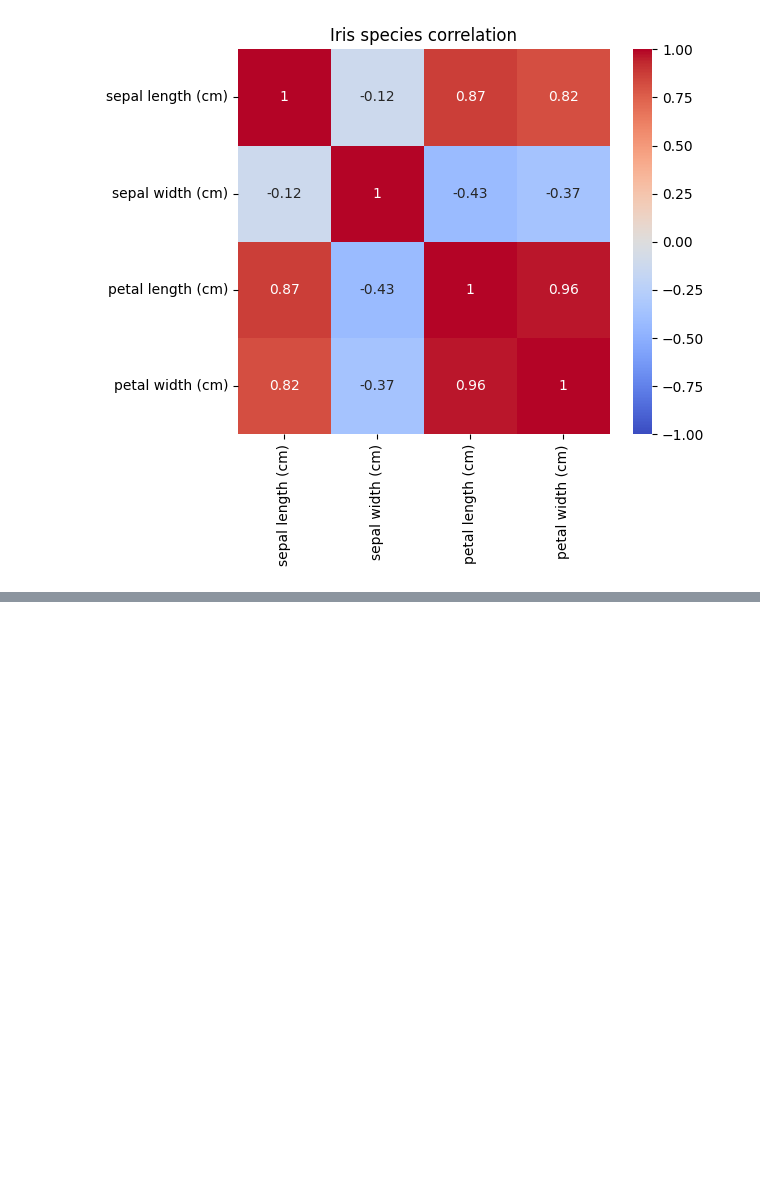
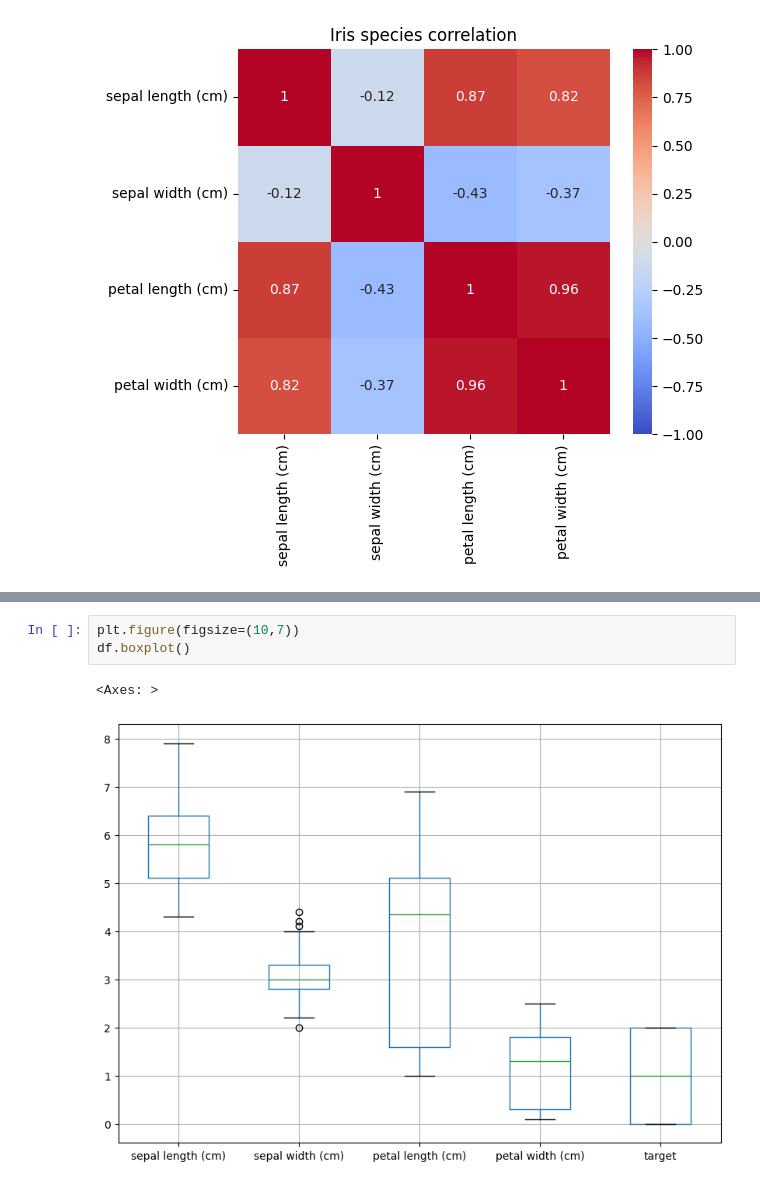
Before and after one commit to SusannaR11/AI_Engineering_OPA24_Susanna_Rokka, a Jupyter notebook: exercises/2_classification/0_iris_flower.ipynb, the cells around one changed output, grey strips where cells are left out. Drawn from its saved outputs; the diff is of its cells as text; blank space fills up the shorter version.

```diff
--- a/exercises/2_classification/0_iris_flower.ipynb
+++ b/exercises/2_classification/0_iris_flower.ipynb
@@ -147,0 +155,6 @@ plt.show()
+# %%
+plt.figure(figsize=(10,7))
+df.boxplot()
+# %% [output]
+<Axes: >
+[figure, added]
```
Also changed, not shown: parts of 3 cells of this notebook, 1 other file.
